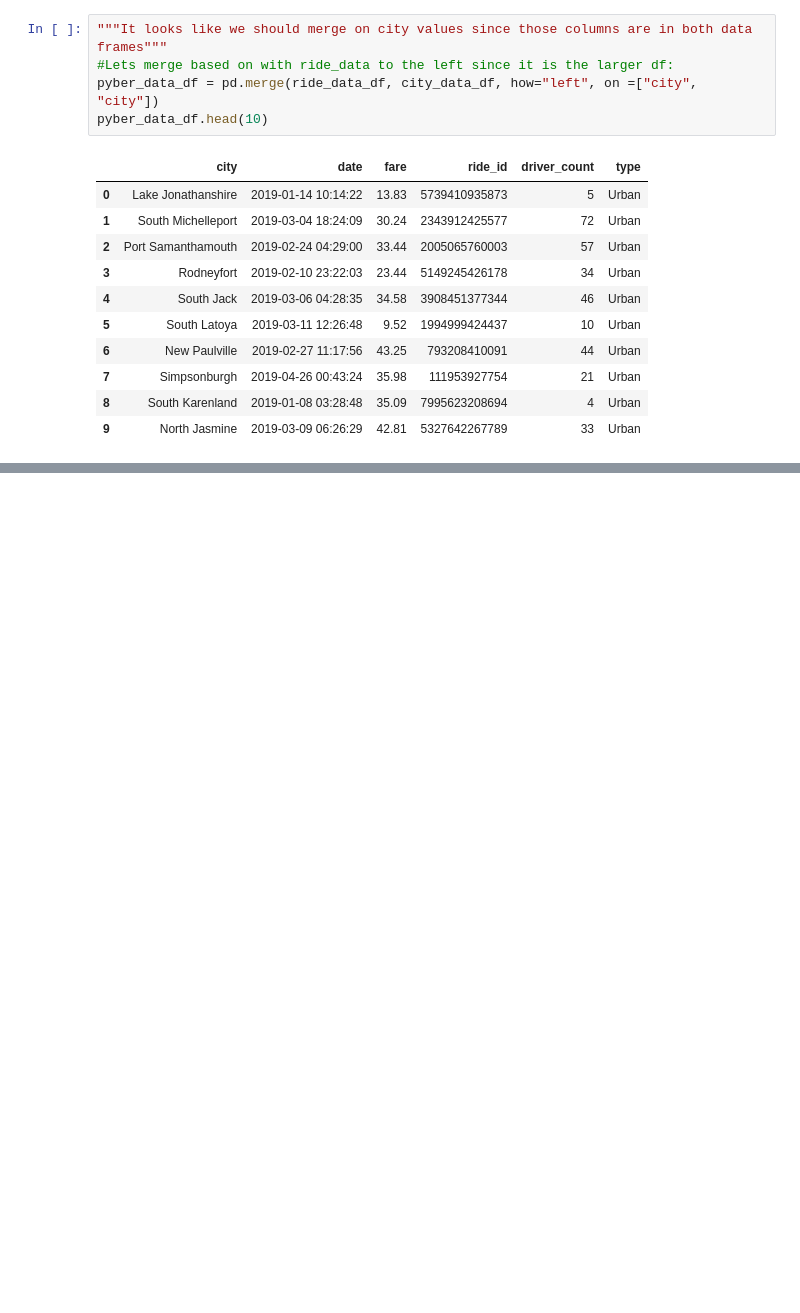
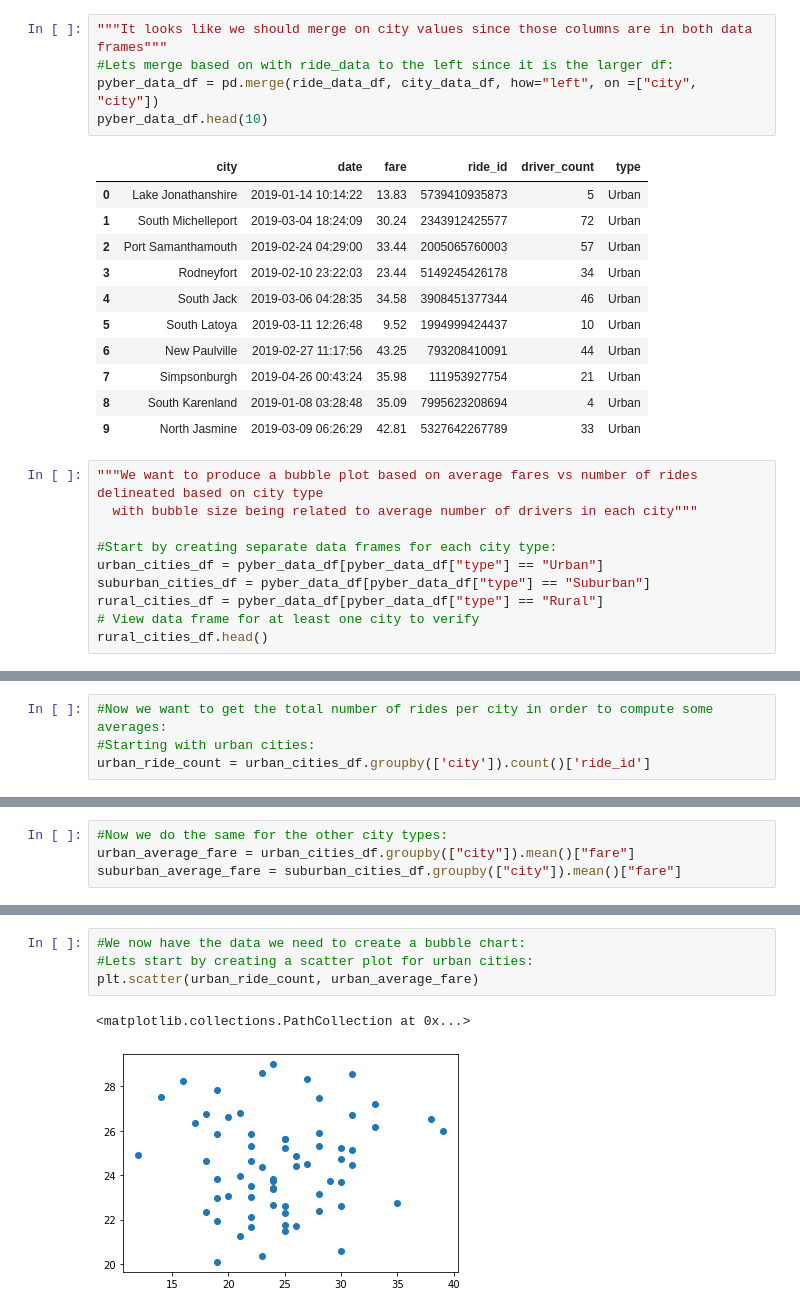
Before and after one commit to ariw237/PyBer_Analysis, a Jupyter notebook: PyBer.ipynb, the cells around one changed output, grey strips where cells are left out. Drawn from its saved outputs; the diff is of its cells as text; blank space fills up the shorter version.

```diff
--- a/PyBer.ipynb
+++ b/PyBer.ipynb
@@ -159,3 +159,13 @@ pyber_data_df.head(10)
 | 7 | Simpsonburgh | 2019-04-26 00:43:24 | 35.98 | 111953927754 | 21 | Urban |
 | 8 | South Karenland | 2019-01-08 03:28:48 | 35.09 | 7995623208694 | 4 | Urban |
 | 9 | North Jasmine | 2019-03-09 06:26:29 | 42.81 | 5327642267789 | 33 | Urban |
+# %%
+"""We want to produce a bubble plot based on average fares vs number of rides delineated based on city type
+  with bubble size being related to average number of drivers in each city"""
+
+#Start by creating separate data frames for each city type:
+urban_cities_df = pyber_data_df[pyber_data_df["type"] == "Urban"]
+suburban_cities_df = pyber_data_df[pyber_data_df["type"] == "Suburban"]
+rural_cities_df = pyber_data_df[pyber_data_df["type"] == "Rural"]
+# View data frame for at least one city to verify
+rural_cities_df.head()
@@ -161,0 +179,4 @@ pyber_data_df.head(10)
+# %%
+#Now we want to get the total number of rides per city in order to compute some averages:
+#Starting with urban cities:
+urban_ride_count = urban_cities_df.groupby(['city']).count()['ride_id']
@@ -161,0 +213,4 @@ pyber_data_df.head(10)
+# %%
+#Now we do the same for the other city types:
+urban_average_fare = urban_cities_df.groupby(["city"]).mean()["fare"]
+suburban_average_fare = suburban_cities_df.groupby(["city"]).mean()["fare"]
@@ -161,0 +255,7 @@ pyber_data_df.head(10)
+# %%
+#We now have the data we need to create a bubble chart:
+#Lets start by creating a scatter plot for urban cities:
+plt.scatter(urban_ride_count, urban_average_fare)
+# %% [output]
+<matplotlib.collections.PathCollection at 0x...>
+[figure, added]
```
Also changed, not shown: parts of 14 cells of this notebook.
